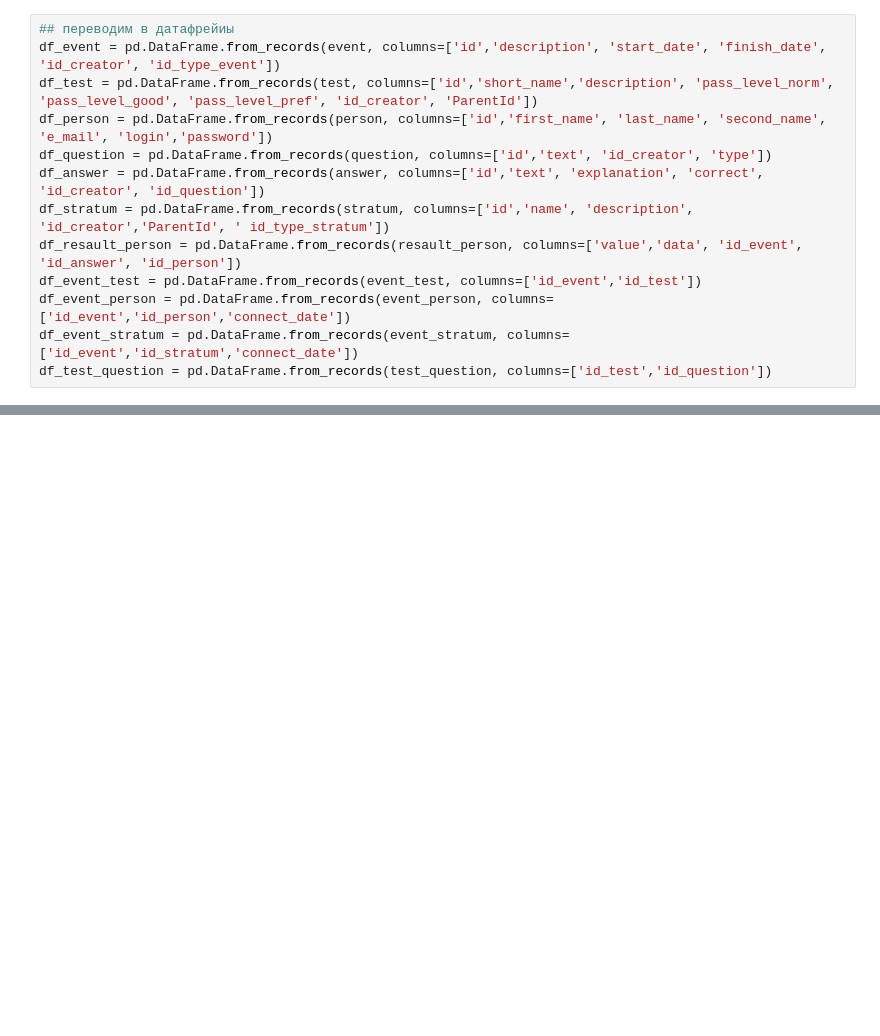
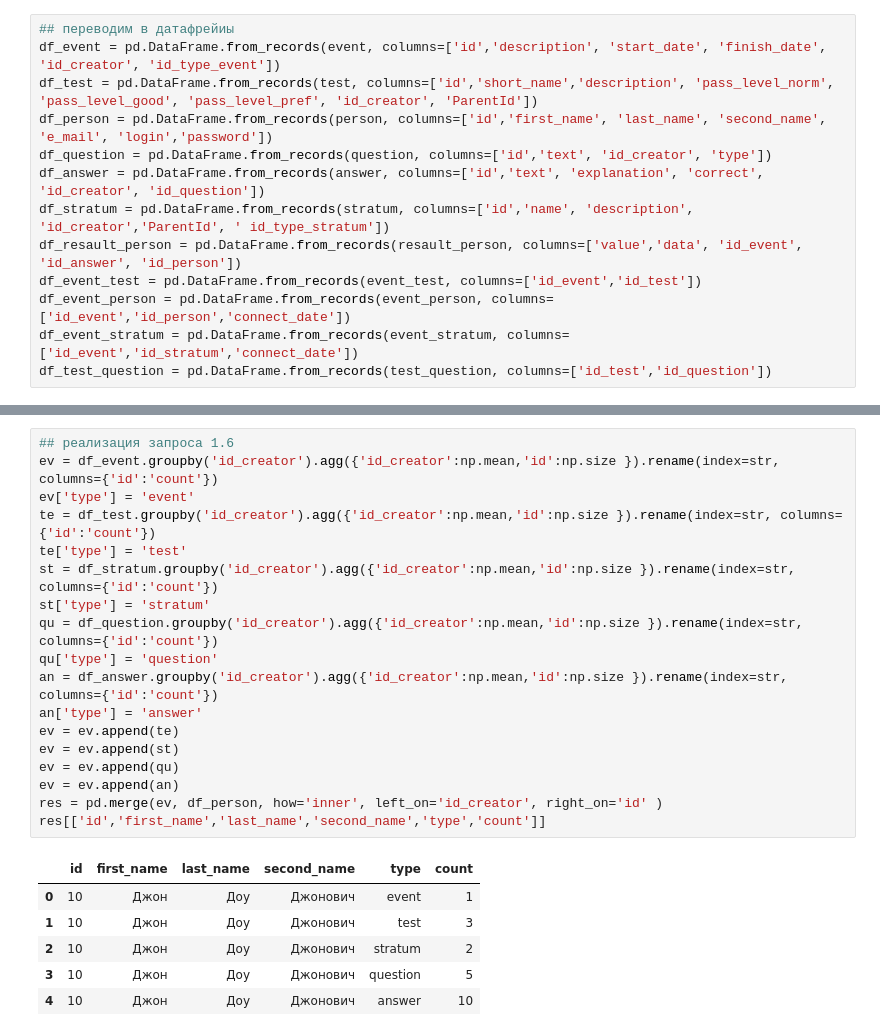
Before and after one commit to MirAlexey/netology-sql, a Jupyter notebook: Final_sql.ipynb, the cells around one changed output, grey strips where cells are left out. Cells and saved outputs as stored; diff of their text form; blank space fills up the shorter version.

```diff
--- a/Final_sql.ipynb
+++ b/Final_sql.ipynb
@@ -641,0 +654,25 @@ df_test_question = pd.DataFrame.from_records(test_question, columns=['id_test','
+# %%
+## реализация запроса 1.6
+ev = df_event.groupby('id_creator').agg({'id_creator':np.mean,'id':np.size }).rename(index=str, columns={'id':'count'})
+ev['type'] = 'event'
+te = df_test.groupby('id_creator').agg({'id_creator':np.mean,'id':np.size }).rename(index=str, columns={'id':'count'})
+te['type'] = 'test'
+st = df_stratum.groupby('id_creator').agg({'id_creator':np.mean,'id':np.size }).rename(index=str, columns={'id':'count'})
+st['type'] = 'stratum'
+qu = df_question.groupby('id_creator').agg({'id_creator':np.mean,'id':np.size }).rename(index=str, columns={'id':'count'})
+qu['type'] = 'question'
+an = df_answer.groupby('id_creator').agg({'id_creator':np.mean,'id':np.size }).rename(index=str, columns={'id':'count'})
+an['type'] = 'answer'
+ev = ev.append(te)
+ev = ev.append(st)
+ev = ev.append(qu)
+ev = ev.append(an)
+res = pd.merge(ev, df_person, how='inner', left_on='id_creator', right_on='id' )
+res[['id','first_name','last_name','second_name','type','count']]
+# %% [output]
+|  | id | first_name | last_name | second_name | type | count |
+| 0 | 10 | Джон | Доу | Джонович | event | 1 |
+| 1 | 10 | Джон | Доу | Джонович | test | 3 |
+| 2 | 10 | Джон | Доу | Джонович | stratum | 2 |
+| 3 | 10 | Джон | Доу | Джонович | question | 5 |
+| 4 | 10 | Джон | Доу | Джонович | answer | 10 |
```
Also changed, not shown: parts of 7 cells of this notebook, 1 other file.
